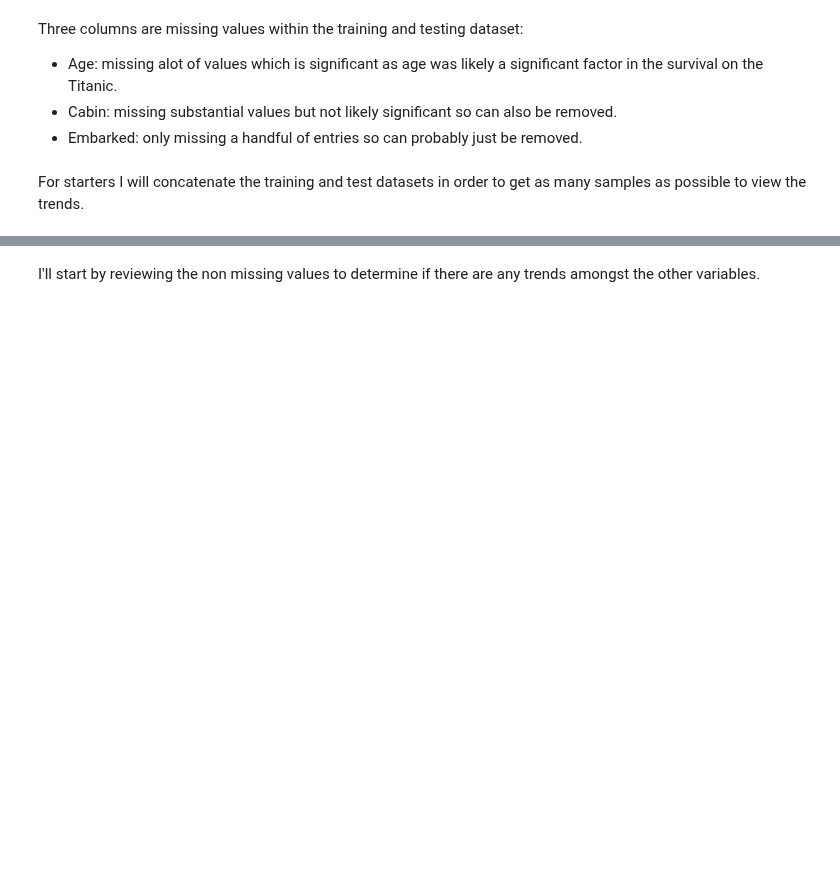
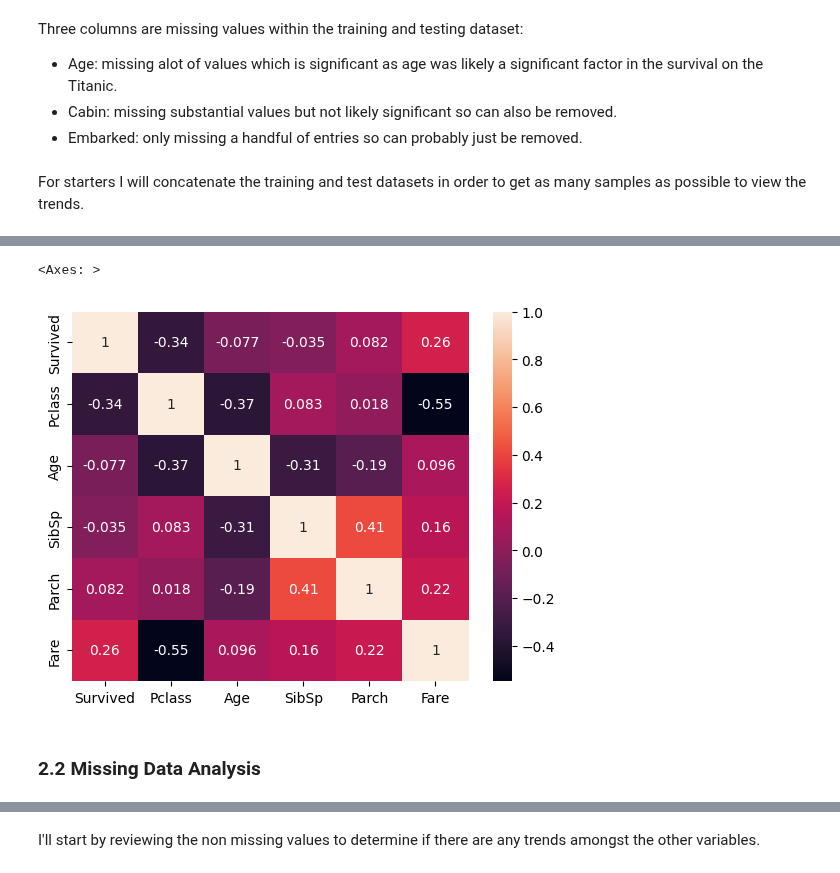
Before and after one commit to Mark-Barbaric/Kaggle, a Jupyter notebook: titanic/titanic_age_investigation.ipynb, the cells around one changed output, grey strips where cells are left out. Cells and saved outputs as stored; diff of their text form; code cells hidden in the pictures; blank space fills up the shorter version.

```diff
--- a/titanic/titanic.ipynb
+++ b/titanic/titanic_age_investigation.ipynb
@@ -158,2 +171,9 @@ For starters I will concatenate the training and test datasets in order to get a
+# %%
+sns.heatmap(train_df[numerical_cols].corr(), annot=True)
+# %% [output]
+<Axes: >
+[figure, added]
+# %% [markdown]
+### 2.2 Missing Data Analysis
 # %%
 investigation_df = pd.concat([train_df.drop('Survived', axis=1), test_df])
```
Also changed, not shown: parts of 27 cells of this notebook, 2 other files.
